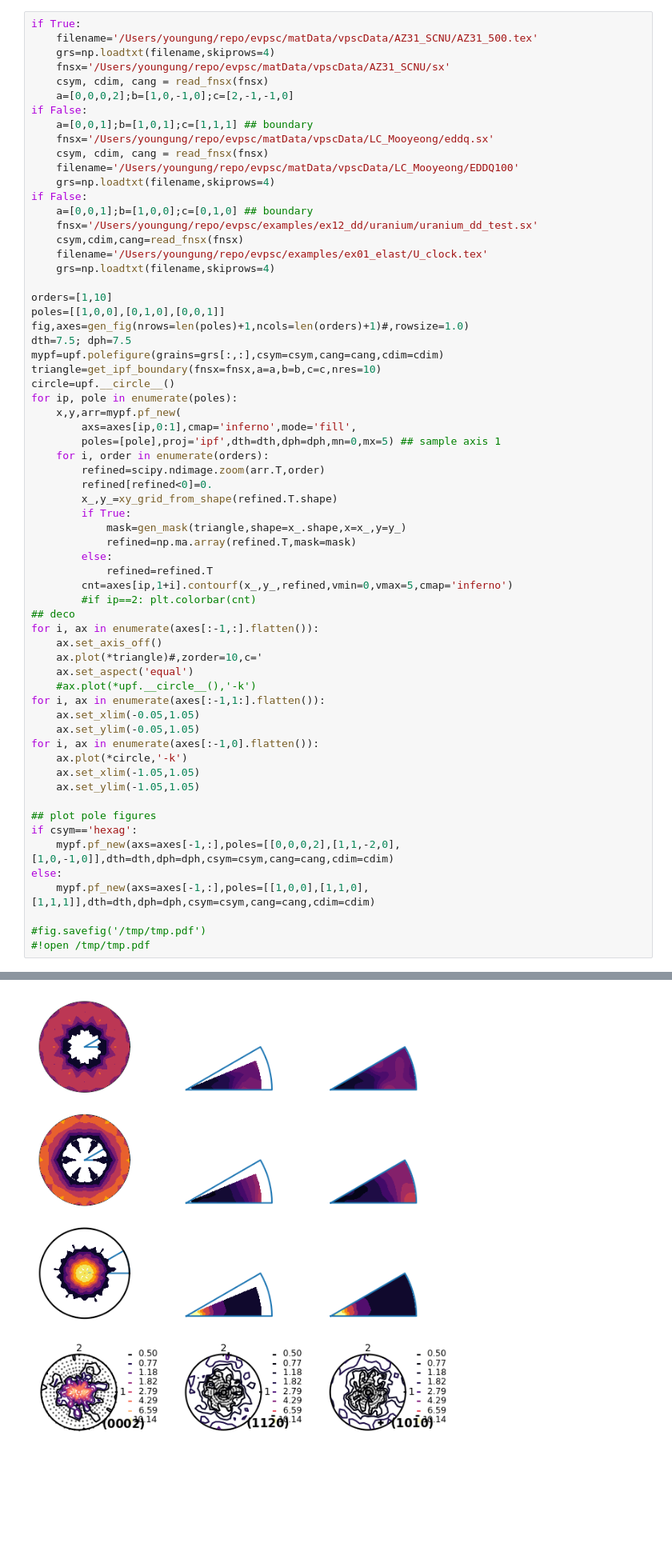
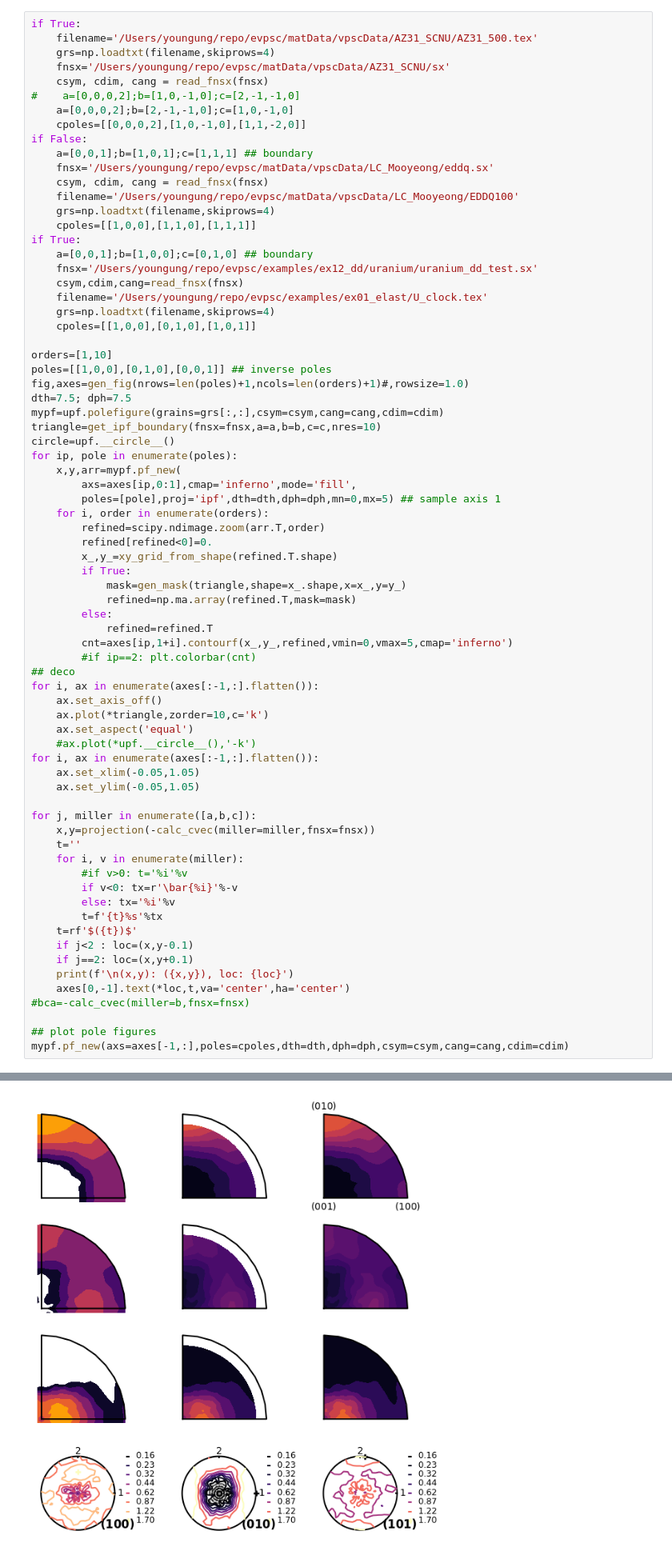
Before and after one commit to youngung/texture3, a Jupyter notebook: ipynb/ipf.ipynb, the cells around one changed output, grey strips where cells are left out. Shown at 80% size. Cells and saved outputs as stored; diff of their text form; blank space fills up the shorter version.

Commit message:
sanitized a bit; including renaming the argument (pole) to (miller) of method <cv> to be clearer

```diff
--- a/ipynb/ipf.ipynb
+++ b/ipynb/ipf.ipynb
@@ -362,22 +270,26 @@ if True:
     grs=np.loadtxt(filename,skiprows=4)
     fnsx='/Users/youngung/repo/evpsc/matData/vpscData/AZ31_SCNU/sx'
     csym, cdim, cang = read_fnsx(fnsx)
-    a=[0,0,0,2];b=[1,0,-1,0];c=[2,-1,-1,0]
+#    a=[0,0,0,2];b=[1,0,-1,0];c=[2,-1,-1,0]
+    a=[0,0,0,2];b=[2,-1,-1,0];c=[1,0,-1,0]
+    cpoles=[[0,0,0,2],[1,0,-1,0],[1,1,-2,0]]
 if False:
     a=[0,0,1];b=[1,0,1];c=[1,1,1] ## boundary
     fnsx='/Users/youngung/repo/evpsc/matData/vpscData/LC_Mooyeong/eddq.sx'
     csym, cdim, cang = read_fnsx(fnsx)
     filename='/Users/youngung/repo/evpsc/matData/vpscData/LC_Mooyeong/EDDQ100'
     grs=np.loadtxt(filename,skiprows=4)
-if False:
+    cpoles=[[1,0,0],[1,1,0],[1,1,1]]
+if True:
     a=[0,0,1];b=[1,0,0];c=[0,1,0] ## boundary
     fnsx='/Users/youngung/repo/evpsc/examples/ex12_dd/uranium/uranium_dd_test.sx'
     csym,cdim,cang=read_fnsx(fnsx)
     filename='/Users/youngung/repo/evpsc/examples/ex01_elast/U_clock.tex'
     grs=np.loadtxt(filename,skiprows=4)
+    cpoles=[[1,0,0],[0,1,0],[1,0,1]]
 
 orders=[1,10]
-poles=[[1,0,0],[0,1,0],[0,0,1]]
+poles=[[1,0,0],[0,1,0],[0,0,1]] ## inverse poles
 fig,axes=gen_fig(nrows=len(poles)+1,ncols=len(orders)+1)#,rowsize=1.0)
 dth=7.5; dph=7.5
 mypf=upf.polefigure(grains=grs[:,:],csym=csym,cang=cang,cdim=cdim)
@@ -401,23 +313,28 @@ for ip, pole in enumerate(poles):
 ## deco
 for i, ax in enumerate(axes[:-1,:].flatten()):
     ax.set_axis_off()
-    ax.plot(*triangle)#,zorder=10,c='
+    ax.plot(*triangle,zorder=10,c='k')
     ax.set_aspect('equal')
     #ax.plot(*upf.__circle__(),'-k')
-for i, ax in enumerate(axes[:-1,1:].flatten()):
+for i, ax in enumerate(axes[:-1,:].flatten()):
     ax.set_xlim(-0.05,1.05)
     ax.set_ylim(-0.05,1.05)
-for i, ax in enumerate(axes[:-1,0].flatten()):
-    ax.plot(*circle,'-k')
-    ax.set_xlim(-1.05,1.05)
-    ax.set_ylim(-1.05,1.05)
+
+for j, miller in enumerate([a,b,c]):
+    x,y=projection(-calc_cvec(miller=miller,fnsx=fnsx))
+    t=''
+    for i, v in enumerate(miller):
+        #if v>0: t='%i'%v
+        if v<0: tx=r'\bar{%i}'%-v
+        else: tx='%i'%v
+        t=f'{t}%s'%tx
+    t=rf'$({t})$'
+    if j<2 : loc=(x,y-0.1)
+    if j==2: loc=(x,y+0.1)
+    print(f'\n(x,y): ({x,y}), loc: {loc}')
+    axes[0,-1].text(*loc,t,va='center',ha='center')
+#bca=-calc_cvec(miller=b,fnsx=fnsx)
 
 ## plot pole figures
-if csym=='hexag':
-    mypf.pf_new(axs=axes[-1,:],poles=[[0,0,0,2],[1,1,-2,0],[1,0,-1,0]],dth=dth,dph=dph,csym=csym,cang=cang,cdim=cdim)
-else:
-    mypf.pf_new(axs=axes[-1,:],poles=[[1,0,0],[1,1,0],[1,1,1]],dth=dth,dph=dph,csym=csym,cang=cang,cdim=cdim)
-
-#fig.savefig('/tmp/tmp.pdf')
-#!open /tmp/tmp.pdf
+mypf.pf_new(axs=axes[-1,:],poles=cpoles,dth=dth,dph=dph,csym=csym,cang=cang,cdim=cdim)
 # %% [output]
@@ -430 +353 @@ Elapsed time for calling cells_pf:          37 [ ms]
-[figure, old version]
+[figure, new version]
```
Also changed, not shown: parts of 4 cells of this notebook, 3 other files.
